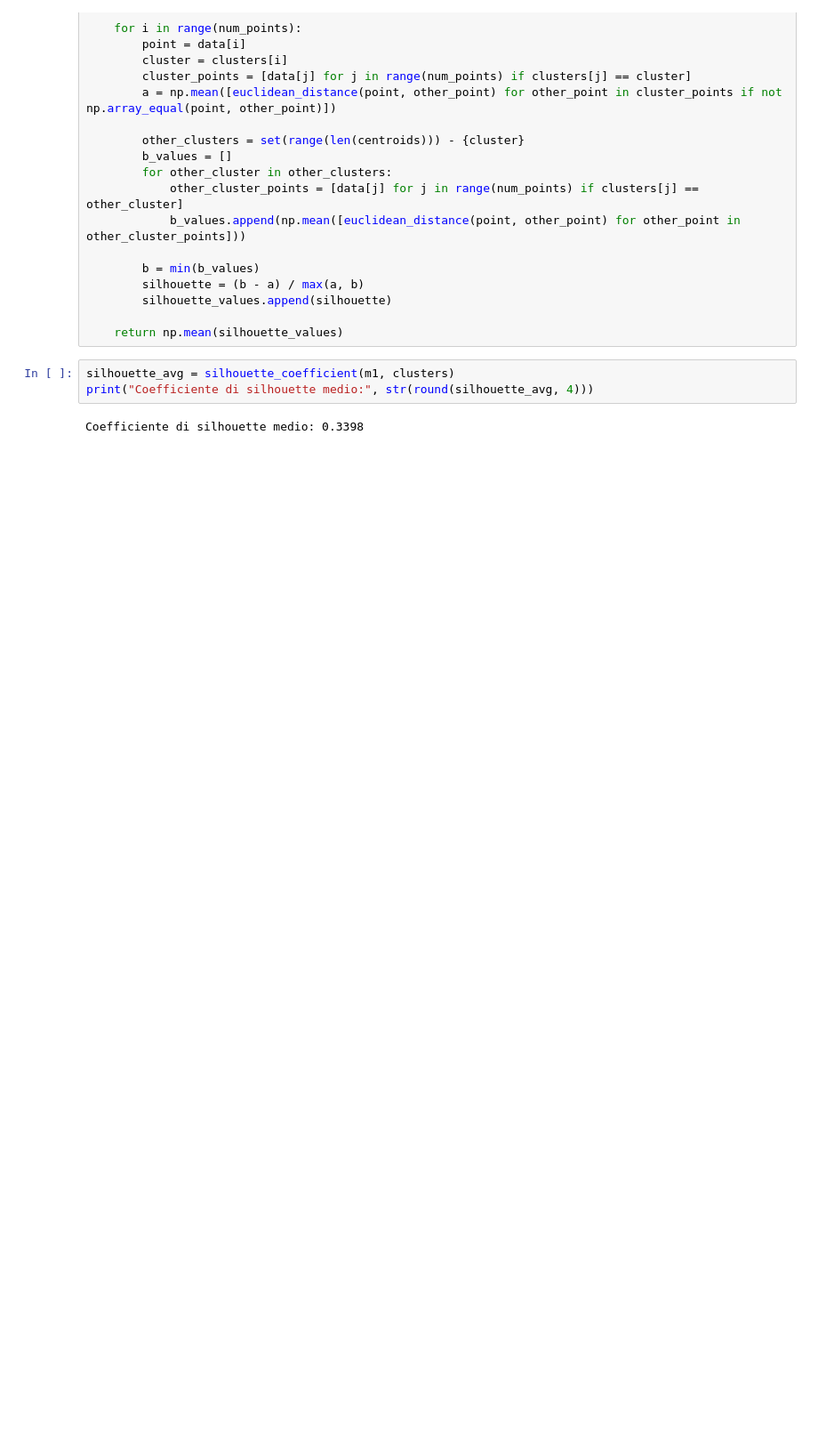
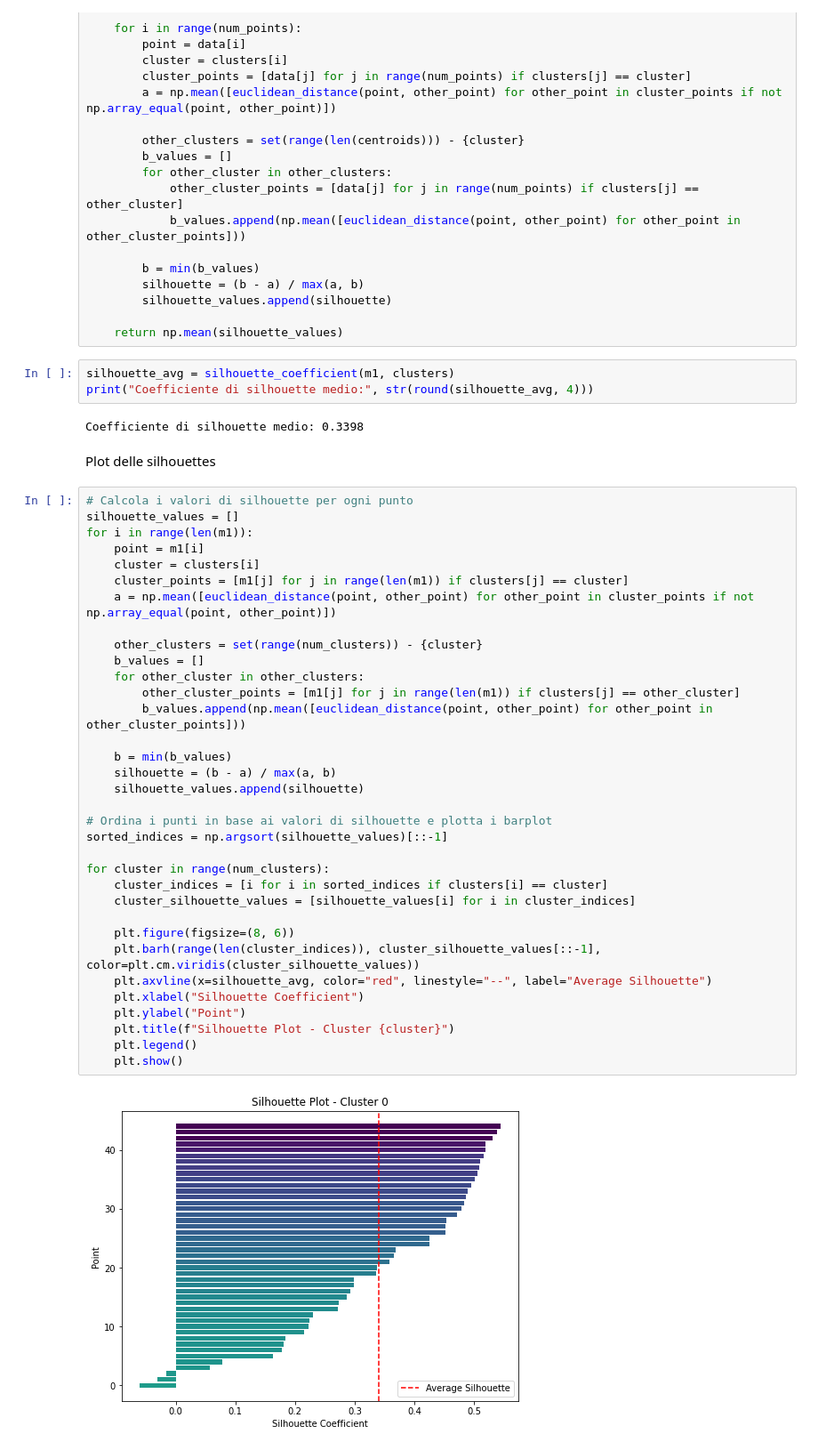
Before and after one commit to Rick8998/ProgettoEsameMachineLearning, a Jupyter notebook: Unsupervised/k-means.ipynb, the cells around one changed output. Shown: that part at 89% size. Saved outputs shown, nothing was run; the diff lists cells and outputs as text; blank space fills up the shorter version.

Commit message:
plot silhouettes

```diff
--- a/Unsupervised/k-means.ipynb
+++ b/Unsupervised/k-means.ipynb
@@ -148,3 +154,41 @@ silhouette_avg = silhouette_coefficient(m1, clusters)
 print("Coefficiente di silhouette medio:", str(round(silhouette_avg, 4)))
 # %% [output]
 Coefficiente di silhouette medio: 0.3398
+# %% [markdown]
+Plot delle silhouettes
+# %%
+# Calcola i valori di silhouette per ogni punto
+silhouette_values = []
+for i in range(len(m1)):
+    point = m1[i]
+    cluster = clusters[i]
+    cluster_points = [m1[j] for j in range(len(m1)) if clusters[j] == cluster]
+    a = np.mean([euclidean_distance(point, other_point) for other_point in cluster_points if not np.array_equal(point, other_point)])
+
+    other_clusters = set(range(num_clusters)) - {cluster}
+    b_values = []
+    for other_cluster in other_clusters:
+        other_cluster_points = [m1[j] for j in range(len(m1)) if clusters[j] == other_cluster]
+        b_values.append(np.mean([euclidean_distance(point, other_point) for other_point in other_cluster_points]))
+
+    b = min(b_values)
+    silhouette = (b - a) / max(a, b)
+    silhouette_values.append(silhouette)
+
+# Ordina i punti in base ai valori di silhouette e plotta i barplot
+sorted_indices = np.argsort(silhouette_values)[::-1]
+
+for cluster in range(num_clusters):
+    cluster_indices = [i for i in sorted_indices if clusters[i] == cluster]
+    cluster_silhouette_values = [silhouette_values[i] for i in cluster_indices]
+
+    plt.figure(figsize=(8, 6))
+    plt.barh(range(len(cluster_indices)), cluster_silhouette_values[::-1], color=plt.cm.viridis(cluster_silhouette_values))
+    plt.axvline(x=silhouette_avg, color="red", linestyle="--", label="Average Silhouette")
+    plt.xlabel("Silhouette Coefficient")
+    plt.ylabel("Point")
+    plt.title(f"Silhouette Plot - Cluster {cluster}")
+    plt.legend()
+    plt.show()
+# %% [output]
+[figure, added]
```
Also changed, not shown: parts of 2 cells of this notebook.
